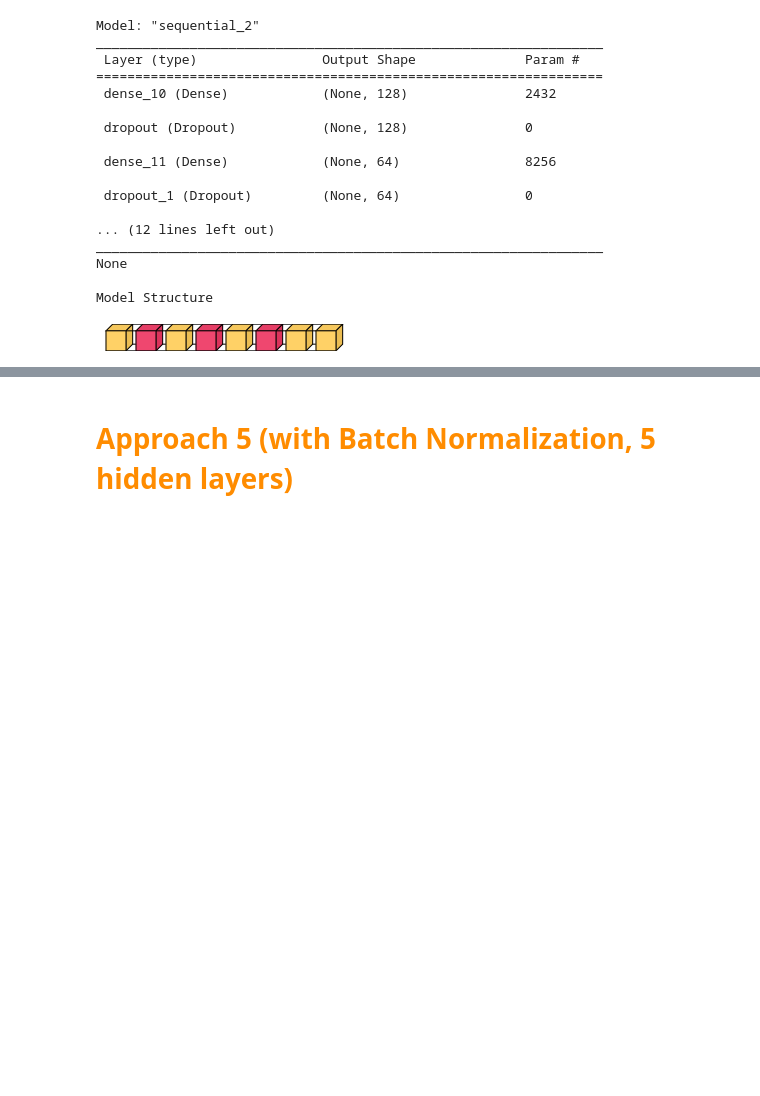
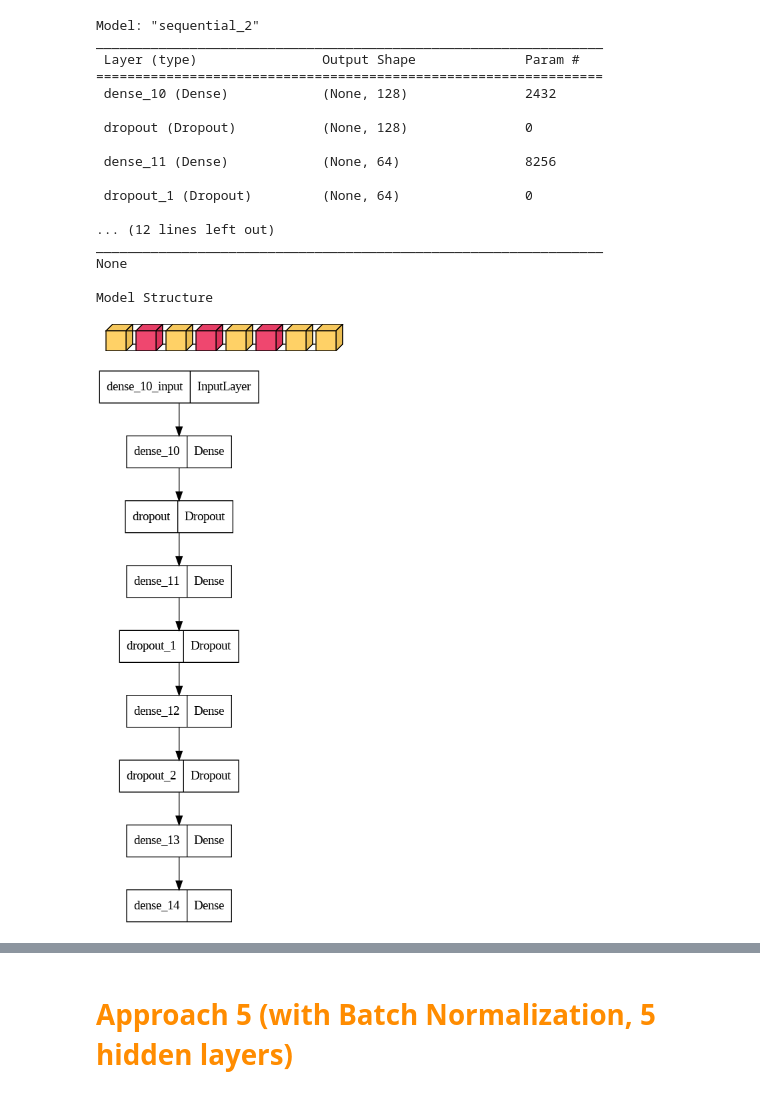
Before and after one commit to pmama/DeepLearningConcepts, a Jupyter notebook: kc_house_price.ipynb, the cells around one changed output, grey strips where cells are left out. Saved outputs shown, nothing was run; the diff lists cells and outputs as text; code cells hidden in the pictures; blank space fills up the shorter version.

```diff
--- a/kc_house_price.ipynb
+++ b/kc_house_price.ipynb
@@ -736,6 +757,10 @@ None
 
 Model Structure
 [figure]
+# %%
+plot_model(ann1)
+# %% [output]
+[figure, added]
 # %%
 ann1.fit(x=x_train,y=y_train,
           validation_data=(x_test,y_test),
```
Also changed, not shown: parts of 32 cells of this notebook.
